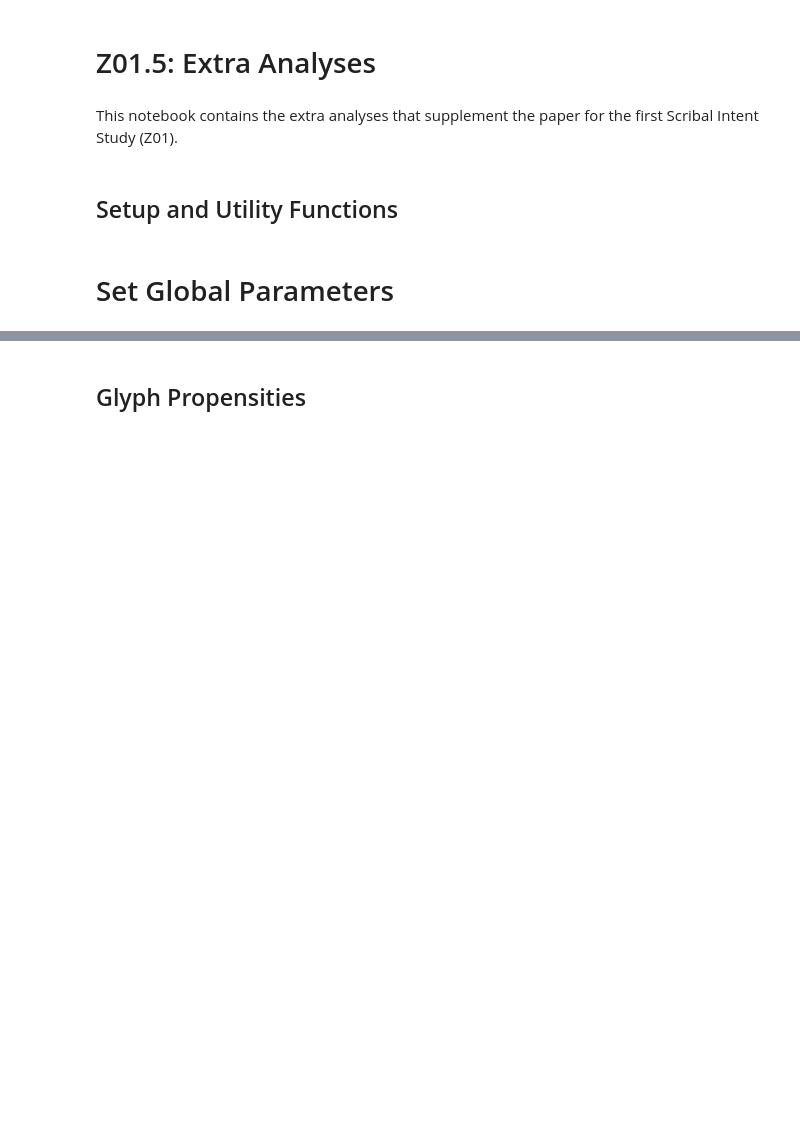
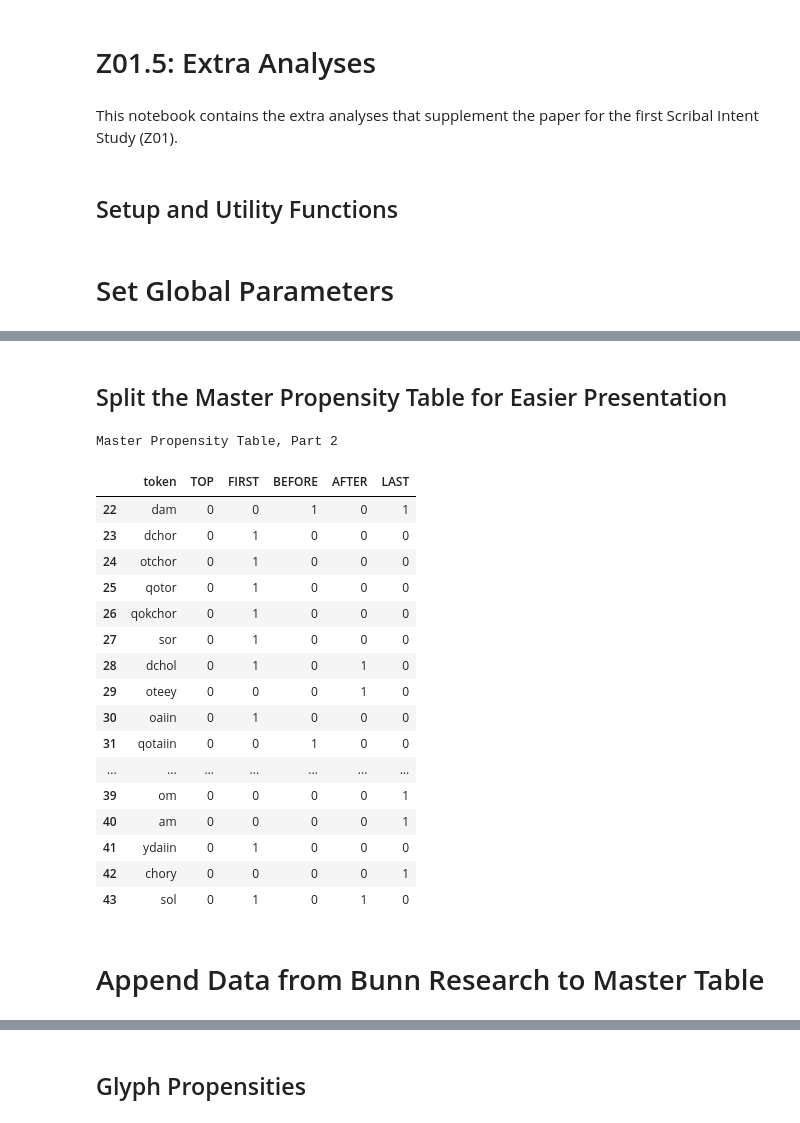
Before and after one commit to andrewsteckley/Z01-SOM_Histocrypt_24, a Jupyter notebook: Z01.5 Extra Analyses.ipynb, the cells around one changed output, grey strips where cells are left out. Cells and saved outputs as stored; diff of their text form; code cells hidden in the pictures; blank space fills up the shorter version.

```diff
--- a/Z01.5 Extra Analyses.ipynb
+++ b/Z01.5 Extra Analyses.ipynb
@@ -91,35 +50,0 @@ Name: chey, dtype: object
-# %%
-def make_master_table(criteria):
-    def meets_criteria(row):
-        return row['sig_p_value'] if criteria == 'p_value' else row['sig_BF'] if criteria == 'bayes' else (row['sig_BF']&row['sig_p_value'])
-
-    token_dict = {}
-    for cohort, propensity_df in token_propensity_dfs.items():
-        for token, row in propensity_df.iterrows():
-            if token not in token_dict:
-                token_dict[token] = {}
-            if cohort not in token_dict:
-                token_dict[token][cohort] = {}
-            token_dict[token][cohort] = 0
-            if meets_criteria(row):
-                token_dict[token][cohort] = 1 if row['propensity'] > 1 else -1
-            pass
-        pass
-    pass
-    # print(token_dict)
-    df = pd.DataFrame(columns = ['token', 'TOP', 'FIRST', 'BEFORE', 'AFTER', 'LAST'])
-    for token, pos_dict in token_dict.items():
-        row_list = [token]
-        count_non_zero = 0
-        for col in df.columns[1:]:
-            if col in pos_dict:
-                row_list.append(pos_dict[col])
-                count_non_zero += pos_dict[col] != 0
-            else:
-                row_list.append(0)
-        if count_non_zero > 0:
-            df.loc[len(df)] = row_list
-        pass
-    return df
-
-df = make_master_table('both')
@@ -371,0 +245,7 @@ plot_two_letter_combination_histogram(tokens, 5, 20)
+# %% [markdown]
+## Split the Master Propensity Table for Easier Presentation
+# %%
+top_length = int(len(df)/2)
+bottom_length = len(df) - top_length
+df1 = df[:top_length]
+df2 = df[-bottom_length:]
@@ -371,0 +255,24 @@ plot_two_letter_combination_histogram(tokens, 5, 20)
+# %%
+print("Master Propensity Table, Part 2")
+df2.head(bottom_length)
+# %% [output]
+Master Propensity Table, Part 2
+|  | token | TOP | FIRST | BEFORE | AFTER | LAST |
+| 22 | dam | 0 | 0 | 1 | 0 | 1 |
+| 23 | dchor | 0 | 1 | 0 | 0 | 0 |
+| 24 | otchor | 0 | 1 | 0 | 0 | 0 |
+| 25 | qotor | 0 | 1 | 0 | 0 | 0 |
+| 26 | qokchor | 0 | 1 | 0 | 0 | 0 |
+| 27 | sor | 0 | 1 | 0 | 0 | 0 |
+| 28 | dchol | 0 | 1 | 0 | 1 | 0 |
+| 29 | oteey | 0 | 0 | 0 | 1 | 0 |
+| 30 | oaiin | 0 | 1 | 0 | 0 | 0 |
+| 31 | qotaiin | 0 | 0 | 1 | 0 | 0 |
+| ... | ... | ... | ... | ... | ... | ... |
+| 39 | om | 0 | 0 | 0 | 0 | 1 |
+| 40 | am | 0 | 0 | 0 | 0 | 1 |
+| 41 | ydaiin | 0 | 1 | 0 | 0 | 0 |
+| 42 | chory | 0 | 0 | 0 | 0 | 1 |
+| 43 | sol | 0 | 1 | 0 | 1 | 0 |
+# %% [markdown]
+# Append Data from Bunn Research to Master Table
```
Also changed, not shown: parts of 33 cells of this notebook, 1 other file.
